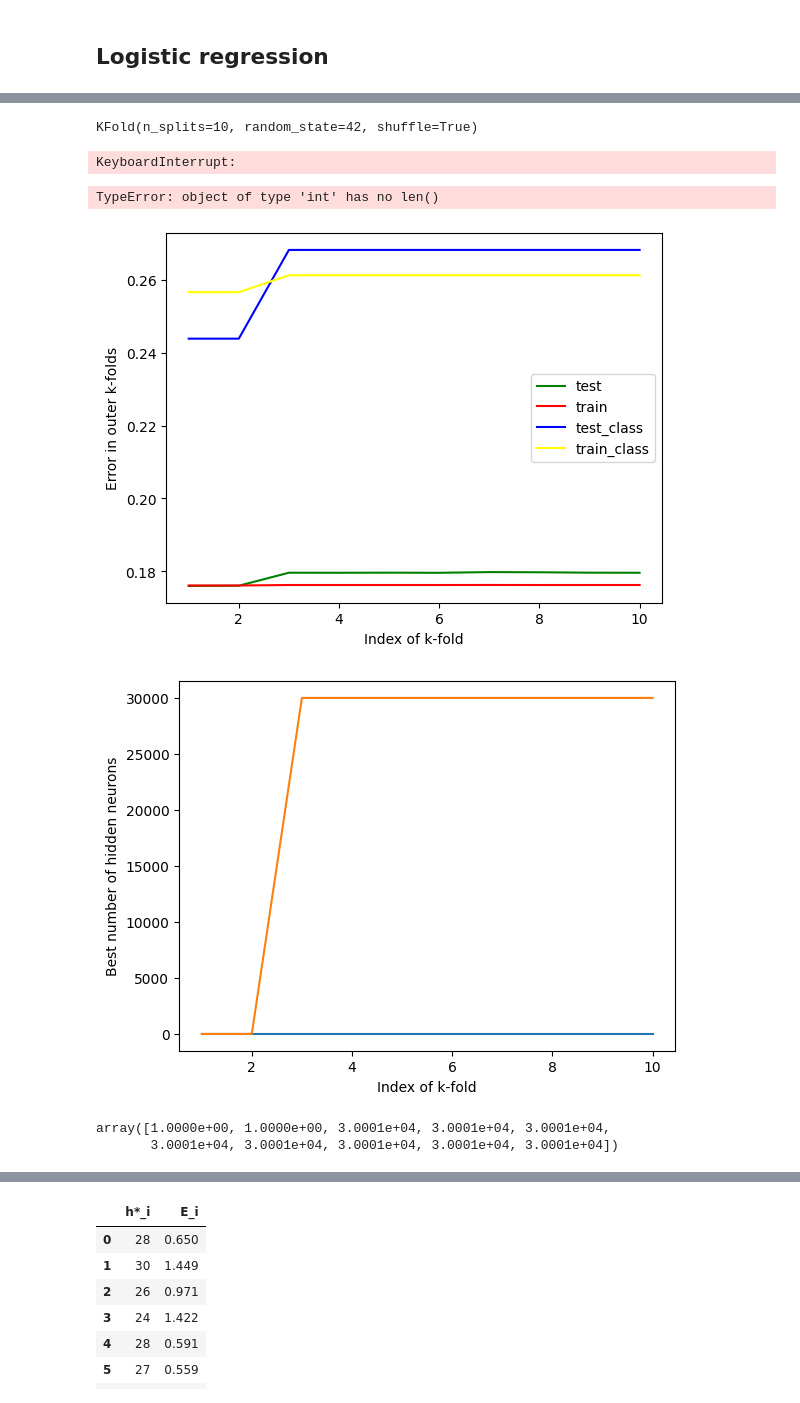
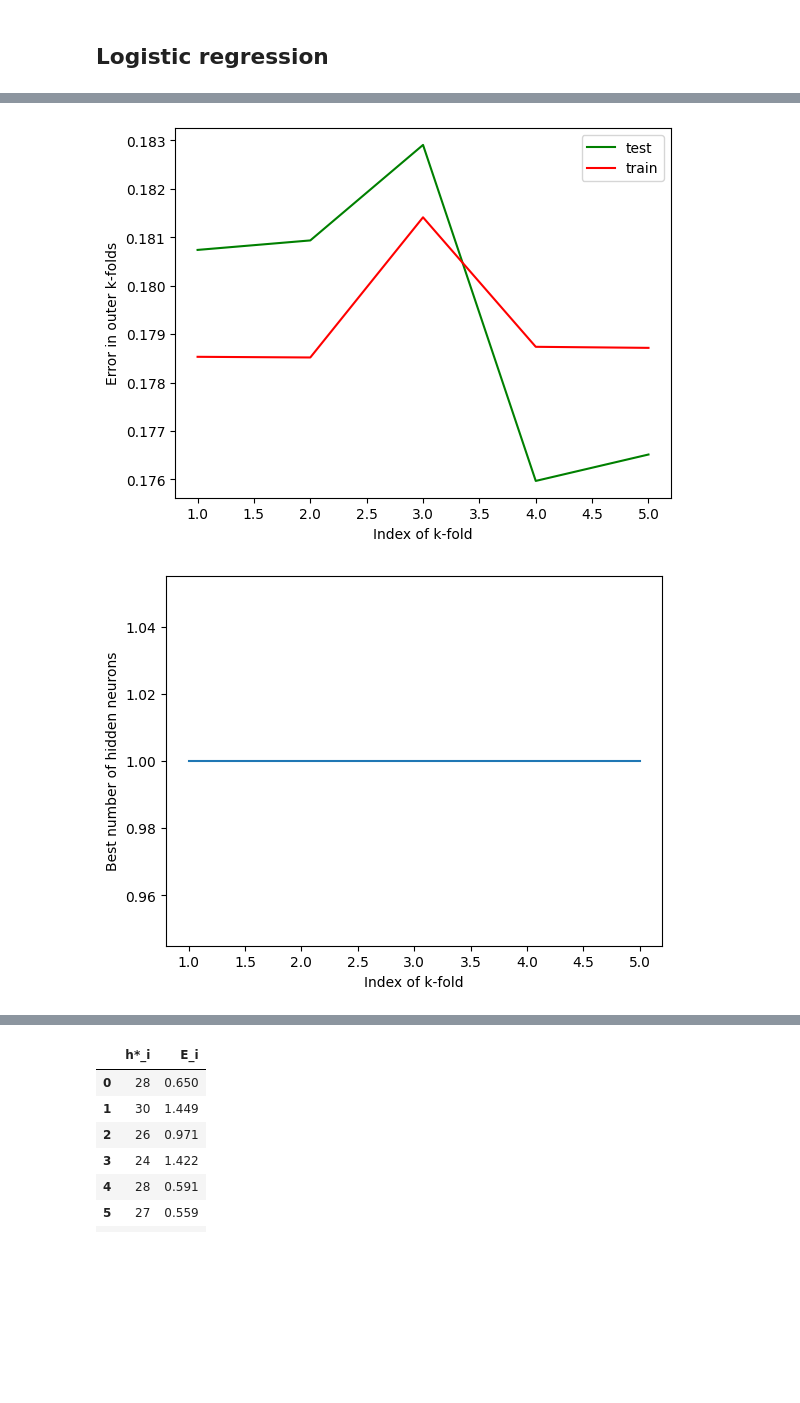
Before and after one commit to jozgu/SourhtAfricaHealthProject, a Jupyter notebook: assignment2.ipynb, the cells around one changed output, grey strips where cells are left out. Saved outputs shown, nothing was run; the diff lists cells and outputs as text; code cells hidden in the pictures; blank space fills up the shorter version.

Commit message:
Linear

```diff
--- a/assignment2.ipynb
+++ b/assignment2.ipynb
@@ -213,44 +268,23 @@ def kfold_iterations(x_data: object, y_data: object, epochs: int, hidden_neurons
 # %%
-# For linear regression
+# For classification
 # Run the whole chebang!! (should take about 10 min)
-data_reg = data.drop("tobacco", axis =1)
 hidden_neurons = np.arange(0, 50, 5) + 1
-C = np.arange(0, 1000, 50) + 1
-train_errors, test_errors, best_model = kfold_iterations(data_reg, data['tobacco'], epochs=200, hidden_neurons=hidden_neurons, C=C, k= 5)
+train_errors, test_errors, best_model, conf = kfold_iterations(data, file['chd'], epochs=200, hidden_neurons=hidden_neurons, k= 5, confusion=True)
-# %% [output]
-KFold(n_splits=10, random_state=42, shuffle=True)
-KeyboardInterrupt:
-# %%
-# For classification
-# Run the whole chebang!! (should take about 10 min)
-hidden_neurons = np.arange(0, 50, 5) + 1
-C = 3001
-train_errors, test_errors, best_model, conf, final_train_error_LogClass, E_i_LogClass, best_model_LogClass = kfold_iterations(data, file['chd'], epochs=200, hidden_neurons=hidden_neurons, C=C, k= 10, Classifier=True)
-# %% [output]
-TypeError: object of type 'int' has no len()
 # %%
-indices = np.arange(1, 11, 1)
+indices = np.arange(1, 6, 1)
 plt.plot(indices, test_errors, 'g', label="test")
 plt.plot(indices, train_errors, 'r', label="train")
-plt.plot(indices, E_i_LogClass, 'b', label="test_class")
-plt.plot(indices, final_train_error_LogClass, 'yellow', label="train_class")
 plt.legend()
 plt.xlabel("Index of k-fold")
 plt.ylabel("Error in outer k-folds")
 plt.show()
 plt.plot(indices, best_model)
-plt.plot(indices, best_model_LogClass)
 plt.xlabel("Index of k-fold")
 plt.ylabel("Best number of hidden neurons")
 plt.show()
 # %% [output]
-[figure, old version]
+[figure, new version]
-[figure, old version]
+[figure, new version]
-# %%
-best_model_LogClass
-# %% [output]
-array([1.0000e+00, 1.0000e+00, 3.0001e+04, 3.0001e+04, 3.0001e+04,
-       3.0001e+04, 3.0001e+04, 3.0001e+04, 3.0001e+04, 3.0001e+04])
 # %%
 ConfusionMatrixDisplay(conf).plot()
 # %% [output]
```
Also changed, not shown: parts of 5 cells of this notebook.
